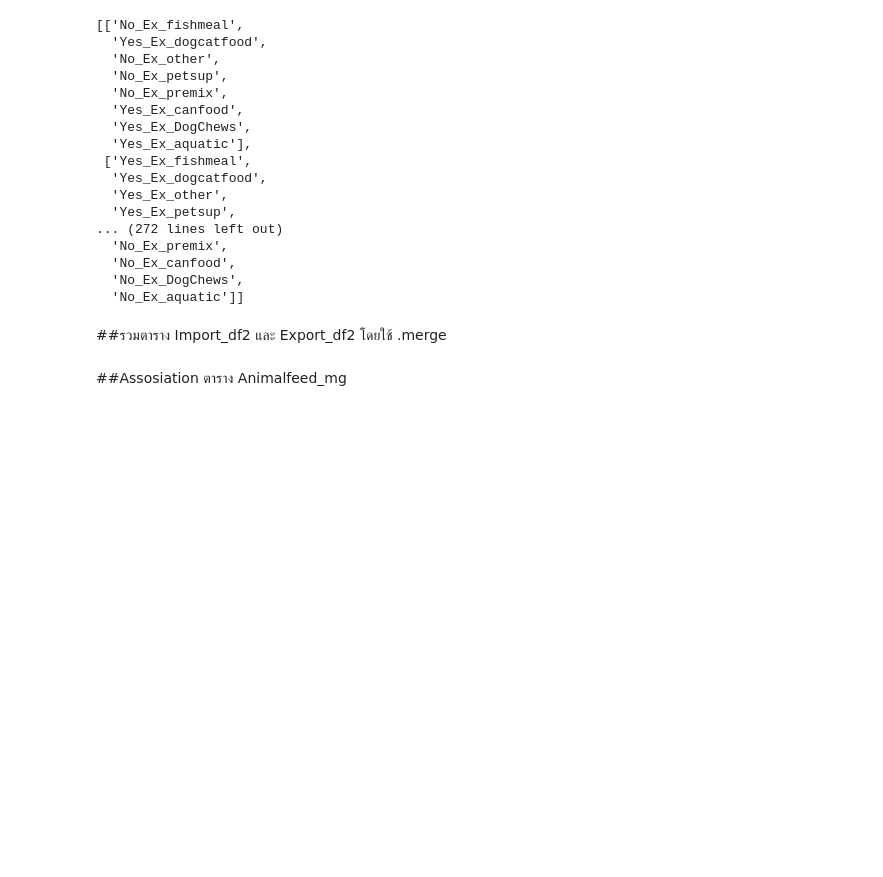
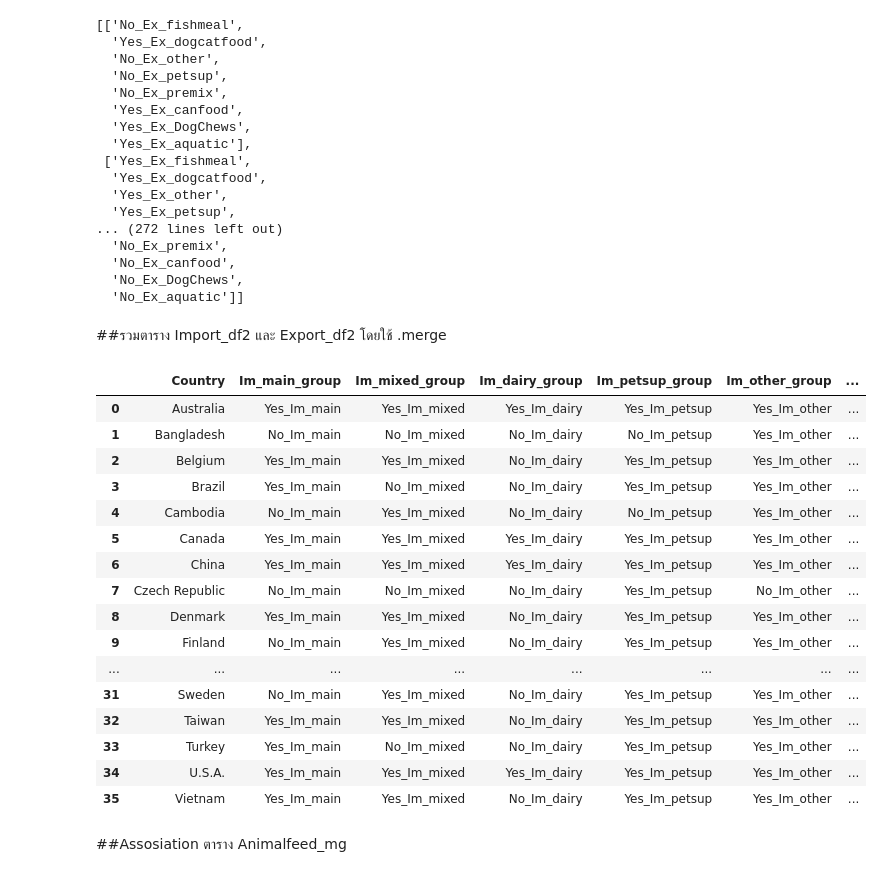
Before and after one commit to Kggzzz/KKU_data_mining, a Jupyter notebook: Project_AnimalFeed_Veryreal.ipynb, the cells around one changed output. Cells and saved outputs as stored; diff of their text form; code cells hidden in the pictures; blank space fills up the shorter version.

```diff
--- a/Project_AnimalFeed_Veryreal.ipynb
+++ b/Project_AnimalFeed_Veryreal.ipynb
@@ -423,6 +423,25 @@ transacs2
 ##รวมตาราง Import_df2 และ Export_df2 โดยใช้ .merge
 # %%
 Animalfeed_mg = Import_df2.merge(Export_df2,how='left',left_on='Country',right_on='Country') #ใช้คำสั่ง.merge รวมตาราง  Import_df2 และตารางExport_df2 รวมเข้าด้วยกันโดยที่มีคีย์เป็นตัวเชื่อมคือ Country  และ Country
+Animalfeed_mg
+# %% [output]
+|  | Country | Im_main_group | Im_mixed_group | Im_dairy_group | Im_petsup_group | Im_other_group | ... |
+| 0 | Australia | Yes_Im_main | Yes_Im_mixed | Yes_Im_dairy | Yes_Im_petsup | Yes_Im_other | ... |
+| 1 | Bangladesh | No_Im_main | No_Im_mixed | No_Im_dairy | No_Im_petsup | Yes_Im_other | ... |
+| 2 | Belgium | Yes_Im_main | Yes_Im_mixed | No_Im_dairy | Yes_Im_petsup | Yes_Im_other | ... |
+| 3 | Brazil | Yes_Im_main | No_Im_mixed | No_Im_dairy | Yes_Im_petsup | Yes_Im_other | ... |
+| 4 | Cambodia | No_Im_main | Yes_Im_mixed | No_Im_dairy | No_Im_petsup | Yes_Im_other | ... |
+| 5 | Canada | Yes_Im_main | Yes_Im_mixed | Yes_Im_dairy | Yes_Im_petsup | Yes_Im_other | ... |
+| 6 | China | Yes_Im_main | Yes_Im_mixed | Yes_Im_dairy | Yes_Im_petsup | Yes_Im_other | ... |
+| 7 | Czech Republic | No_Im_main | No_Im_mixed | No_Im_dairy | Yes_Im_petsup | No_Im_other | ... |
+| 8 | Denmark | Yes_Im_main | Yes_Im_mixed | No_Im_dairy | Yes_Im_petsup | Yes_Im_other | ... |
+| 9 | Finland | No_Im_main | Yes_Im_mixed | No_Im_dairy | Yes_Im_petsup | Yes_Im_other | ... |
+| ... | ... | ... | ... | ... | ... | ... | ... |
+| 31 | Sweden | No_Im_main | Yes_Im_mixed | No_Im_dairy | Yes_Im_petsup | Yes_Im_other | ... |
+| 32 | Taiwan | Yes_Im_main | Yes_Im_mixed | No_Im_dairy | Yes_Im_petsup | Yes_Im_other | ... |
+| 33 | Turkey | Yes_Im_main | No_Im_mixed | No_Im_dairy | Yes_Im_petsup | Yes_Im_other | ... |
+| 34 | U.S.A. | Yes_Im_main | Yes_Im_mixed | Yes_Im_dairy | Yes_Im_petsup | Yes_Im_other | ... |
+| 35 | Vietnam | Yes_Im_main | Yes_Im_mixed | No_Im_dairy | Yes_Im_petsup | Yes_Im_other | ... |
 # %% [markdown]
 ##Assosiation ตาราง Animalfeed_mg
 # %% [markdown]
```
Also changed, not shown: parts of 2 cells of this notebook.
